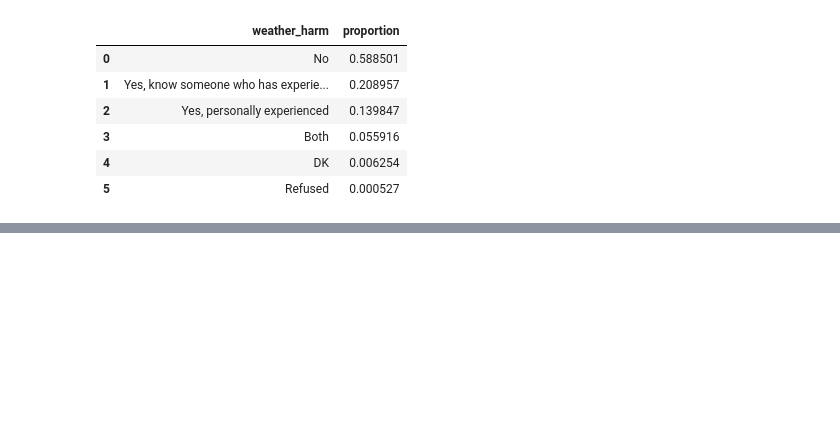
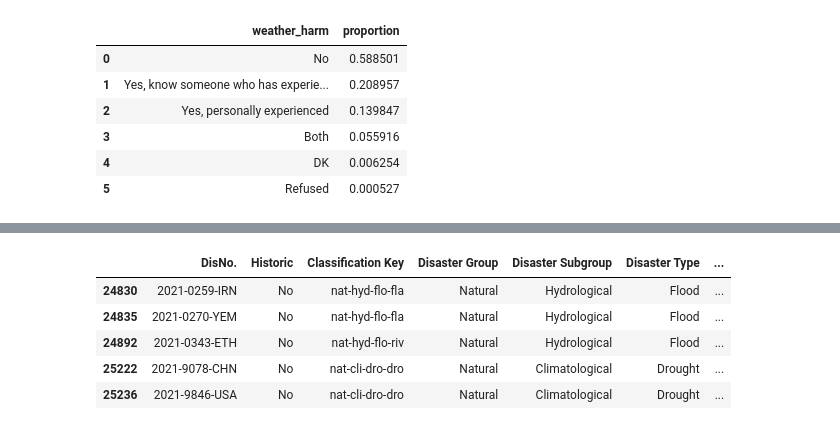
Before and after one commit to eemchadwick/natural_disasters, a Jupyter notebook: notebooks/natural disasters.ipynb, the cells around one changed output, grey strips where cells are left out. Cells and saved outputs as stored; diff of their text form; code cells hidden in the pictures; blank space fills up the shorter version.

```diff
--- a/notebooks/natural disasters.ipynb
+++ b/notebooks/natural disasters.ipynb
@@ -2555,0 +2320,3 @@ five_years_disasters[five_years_disasters['Country'].isin(['Philippines', 'Nepal
+# %%
+#keep
+disasters['start_date']=disasters['Start Day'].astype(str)+'-'+disasters['Start Month'].astype(str)+ '-'+ disasters['Start Year'].astype(str)
@@ -2555,0 +2407,11 @@ five_years_disasters[five_years_disasters['Country'].isin(['Philippines', 'Nepal
+# %%
+#filtering for disasters that occurred from 1/1/2016 through end of May 2021 (survey started June 2021)
+five_years = disasters[(disasters['start_date'] >= '2016-01-01') & (disasters['start_date']< '2021-01-06')]
+five_years.tail()
+# %% [output]
+|  | DisNo. | Historic | Classification Key | Disaster Group | Disaster Subgroup | Disaster Type | ... |
+| 24830 | 2021-0259-IRN | No | nat-hyd-flo-fla | Natural | Hydrological | Flood | ... |
+| 24835 | 2021-0270-YEM | No | nat-hyd-flo-fla | Natural | Hydrological | Flood | ... |
+| 24892 | 2021-0343-ETH | No | nat-hyd-flo-riv | Natural | Hydrological | Flood | ... |
+| 25222 | 2021-9078-CHN | No | nat-cli-dro-dro | Natural | Climatological | Drought | ... |
+| 25236 | 2021-9846-USA | No | nat-cli-dro-dro | Natural | Climatological | Drought | ... |
```
Also changed, not shown: parts of 87 cells of this notebook, 1 other file.
